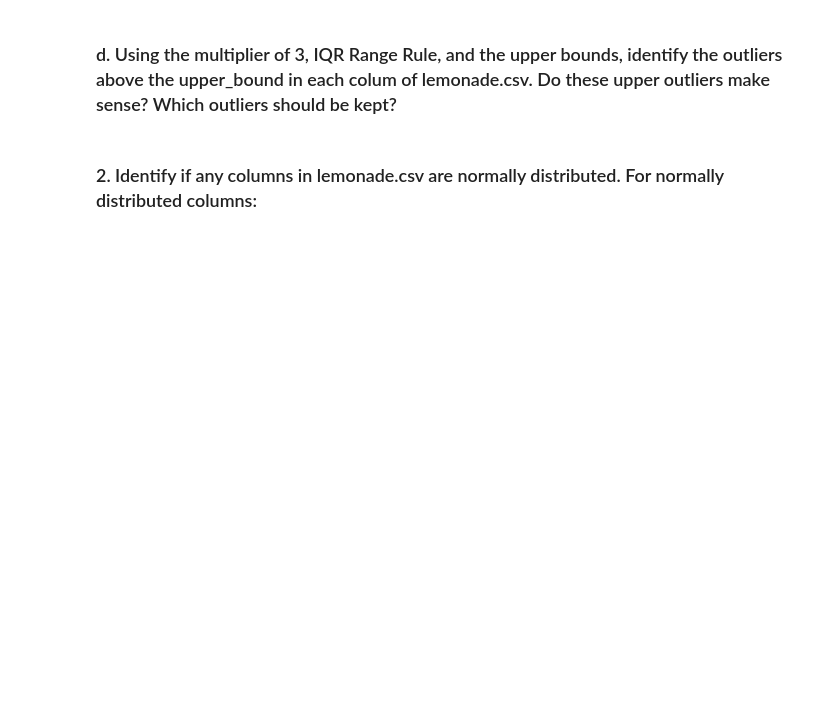
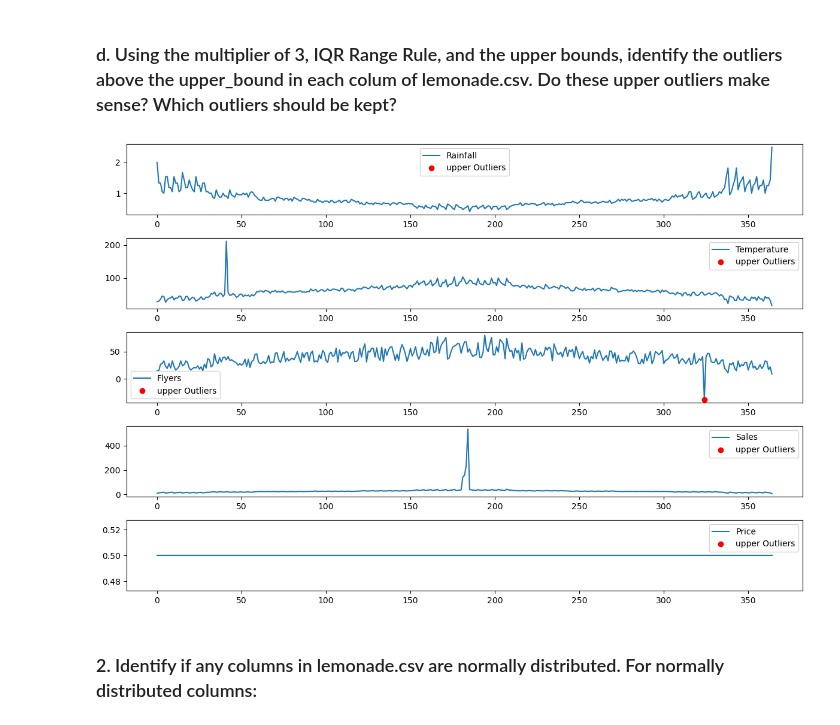
Before and after one commit to annie-carter/anomaly-detection-exercises, a Jupyter notebook: continuous_probabilistic_methods.ipynb, the cells around one changed output. Saved outputs shown, nothing was run; the diff lists cells and outputs as text; code cells hidden in the pictures; blank space fills up the shorter version.

```diff
--- a/continuous_probabilistic_methods.ipynb
+++ b/continuous_probabilistic_methods.ipynb
@@ -167,4 +273,53 @@ plt.show()
 # %% [markdown]
 ### d. Using the multiplier of 3, IQR Range Rule, and the upper bounds, identify the outliers above the upper_bound in each colum of lemonade.csv. Do these upper outliers make sense? Which outliers should be kept?
+# %%
+
+# Define a function to identify upper outliers using the IQR Range Rule
+def identify_upper_outliers(column):
+    Q1 = column.quantile(0.25)
+    Q3 = column.quantile(0.75)
+    IQR = Q3 - Q1
+    upper_bound = Q1 - 3.0 * IQR
+    return column[column < upper_bound]
+
+# Create 5 subplots
+fig, (ax1, ax2,ax3, ax4, ax5) = plt.subplots(5, 1, figsize=(12, 8))
+
+# Identify upper outliers for the 'Rainfall' column and plot
+upper_outliers_day = identify_upper_outliers(df_lemonade['Rainfall'])
+ax1.plot(df_lemonade['Rainfall'], label='Rainfall')
+ax1.plot(upper_outliers_day, 'ro', label='upper Outliers')
+ax1.legend()
+
+
+# Identify upper outliers for the 'Temperature' column and plot
+upper_outliers_temp = identify_upper_outliers(df_lemonade['Temperature'])
+ax2.plot(df_lemonade['Temperature'], label='Temperature')
+ax2.plot(upper_outliers_temp, 'ro', label='upper Outliers')
+ax2.legend()
+
+# Identify upper outliers for the 'Flyers' column and plot
+upper_outliers_temp = identify_upper_outliers(df_lemonade['Flyers'])
+ax3.plot(df_lemonade['Flyers'], label='Flyers')
+ax3.plot(upper_outliers_temp, 'ro', label='upper Outliers')
+ax3.legend()
+
+# Identify upper outliers for the 'Flyers' column and plot
+upper_outliers_temp = identify_upper_outliers(df_lemonade['Sales'])
+ax4.plot(df_lemonade['Sales'], label='Sales')
+ax4.plot(upper_outliers_temp, 'ro', label='upper Outliers')
+ax4.legend()
+
+# Identify upper outliers for the 'Flyers' column and plot
+upper_outliers_temp = identify_upper_outliers(df_lemonade['Price'])
+ax5.plot(df_lemonade['Price'], label='Price')
+ax5.plot(upper_outliers_temp, 'ro', label='upper Outliers')
+ax5.legend()
+
+# Adjust layout and show the plot
+plt.tight_layout()
+plt.show()
+# %% [output]
+[figure, added]
 # %% [markdown]
 ### 2. Identify if any columns in lemonade.csv are normally distributed. For normally distributed columns:
```
Also changed, not shown: parts of 9 cells of this notebook.
